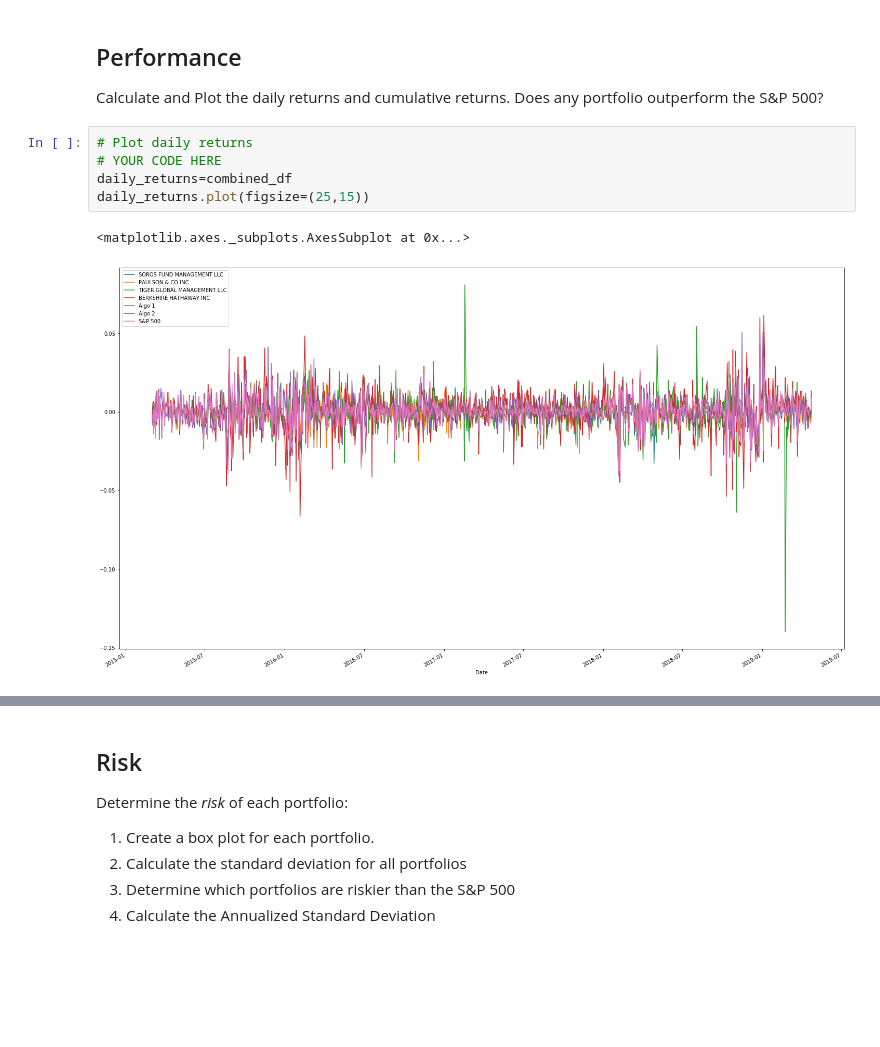
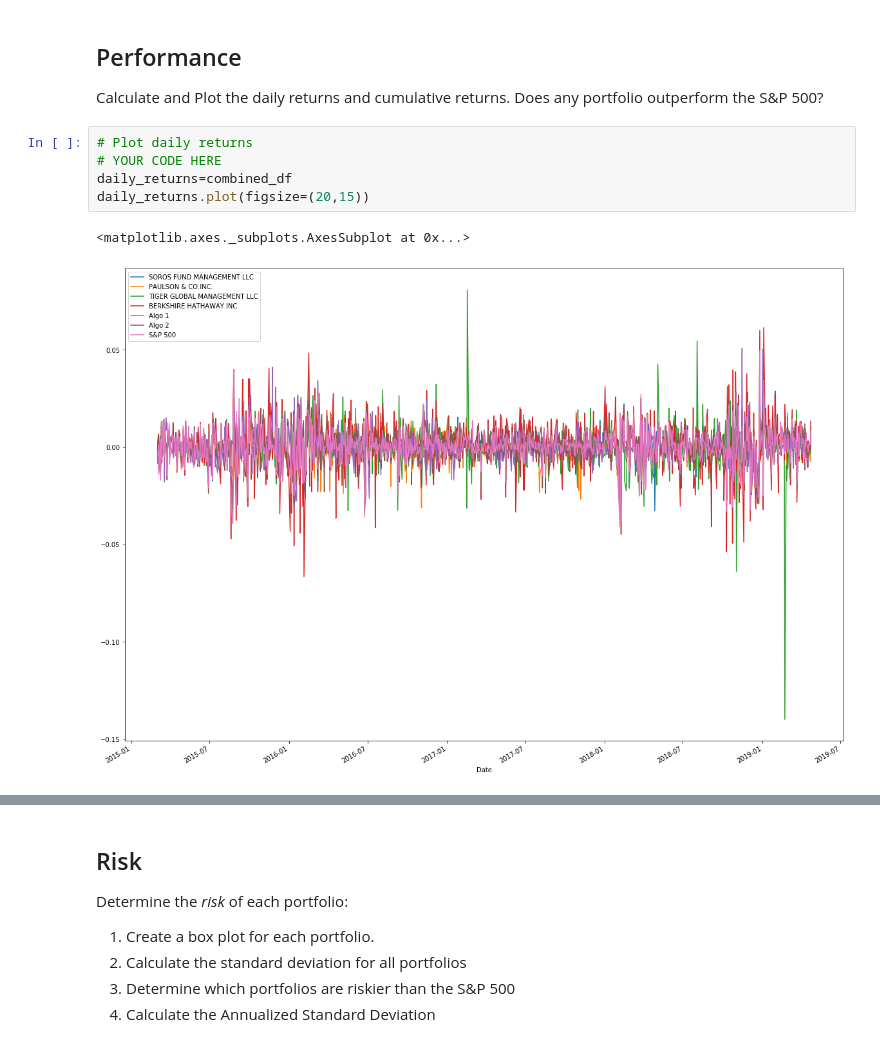
Before and after one commit to AnnSweetNanners/pandas-homework, a Jupyter notebook: Instructions/Starter_Code/whale_analysis.ipynb, the cells around one changed output, grey strips where cells are left out. Drawn from its saved outputs; the diff is of its cells as text; blank space fills up the shorter version.

```diff
--- a/Instructions/Starter_Code/whale_analysis.ipynb
+++ b/Instructions/Starter_Code/whale_analysis.ipynb
@@ -192,11 +199,11 @@ Calculate and Plot the daily returns and cumulative returns. Does any portfolio
 # %%
 # Plot daily returns
 # YOUR CODE HERE
 daily_returns=combined_df
-daily_returns.plot(figsize=(25,15))
+daily_returns.plot(figsize=(20,15))
 # %% [output]
 <matplotlib.axes._subplots.AxesSubplot at 0x...>
-[figure, old version]
+[figure, new version]
 # %%
 # Plot cumulative returns
 # YOUR CODE HERE
```
Also changed, not shown: parts of 14 cells of this notebook.
